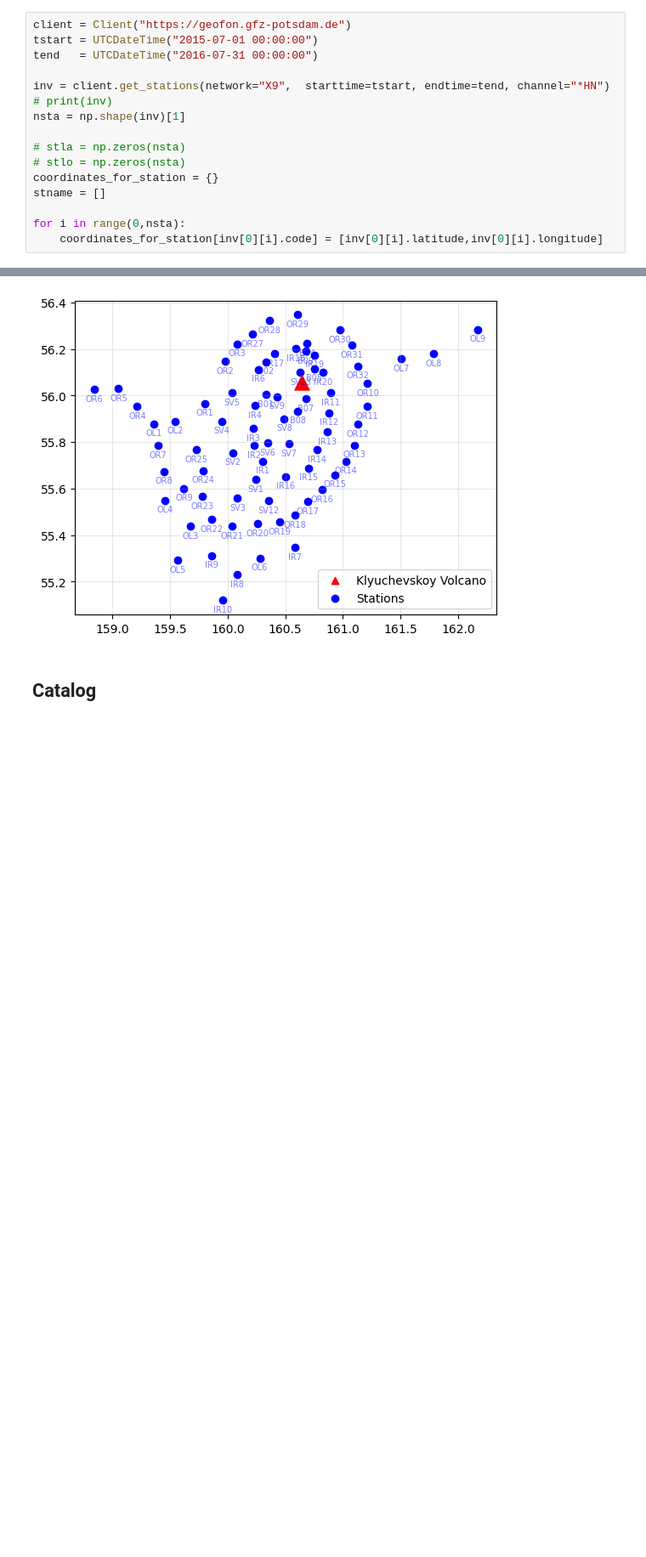
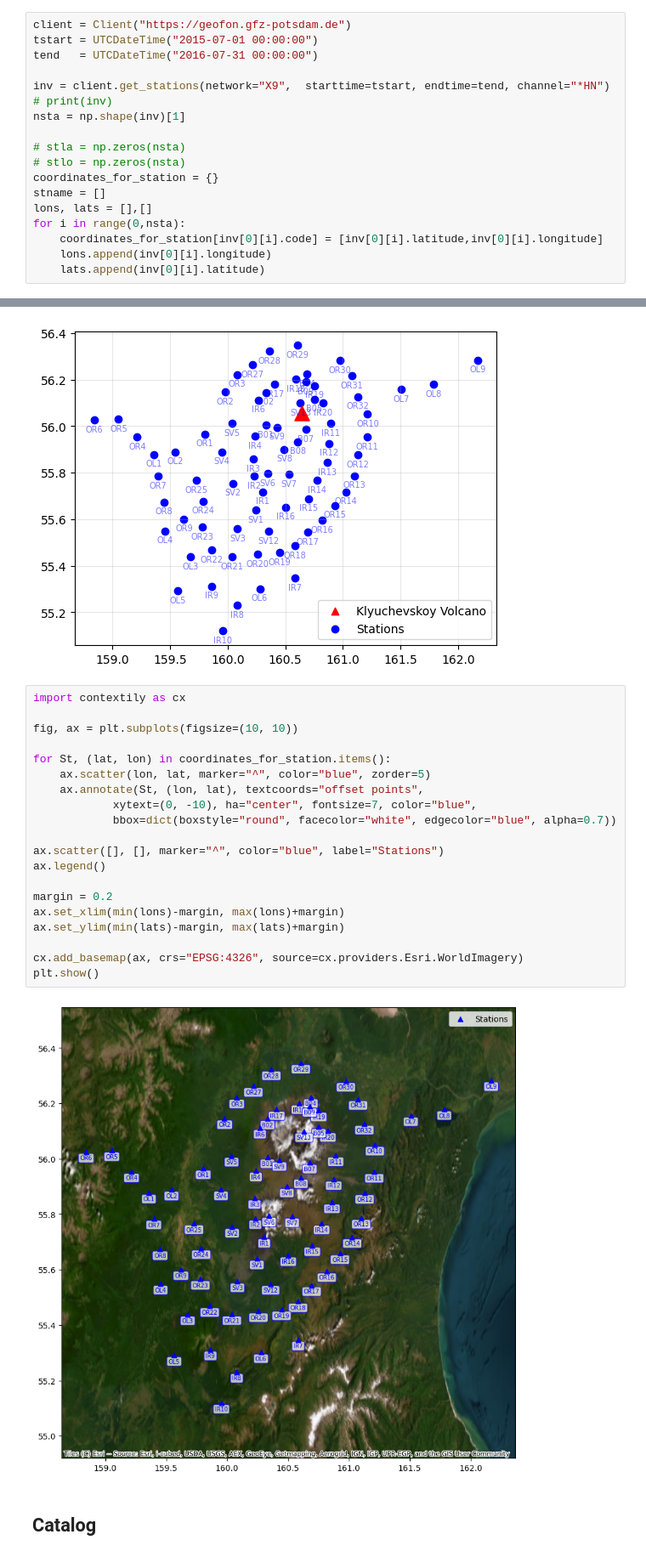
Before and after one commit to Mpinaz/Thesis, a Jupyter notebook: Plots_of_Catalog.ipynb, the cells around one changed output, grey strips where cells are left out. Shown at 85% size. Cells and saved outputs as stored; diff of their text form; blank space fills up the shorter version.

```diff
--- a/Plots_of_Catalog.ipynb
+++ b/Plots_of_Catalog.ipynb
@@ -69,9 +69,11 @@ nsta = np.shape(inv)[1]
 # stlo = np.zeros(nsta)
 coordinates_for_station = {}
 stname = []
-
+lons, lats = [],[]
 for i in range(0,nsta):
     coordinates_for_station[inv[0][i].code] = [inv[0][i].latitude,inv[0][i].longitude]
+    lons.append(inv[0][i].longitude)
+    lats.append(inv[0][i].latitude)
 # %% [markdown]
 ### Plot of the area
 # %%
@@ -95,6 +97,28 @@ plt.savefig("Stazioni in relazione al vulcano.png")
 plt.show()
 # %% [output]
 [figure]
+# %%
+import contextily as cx
+
+fig, ax = plt.subplots(figsize=(10, 10))
+
+for St, (lat, lon) in coordinates_for_station.items():
+    ax.scatter(lon, lat, marker="^", color="blue", zorder=5)
+    ax.annotate(St, (lon, lat), textcoords="offset points",
+            xytext=(0, -10), ha="center", fontsize=7, color="blue",
+            bbox=dict(boxstyle="round", facecolor="white", edgecolor="blue", alpha=0.7))
+
+ax.scatter([], [], marker="^", color="blue", label="Stations")
+ax.legend()
+
+margin = 0.2
+ax.set_xlim(min(lons)-margin, max(lons)+margin)
+ax.set_ylim(min(lats)-margin, max(lats)+margin)
+
+cx.add_basemap(ax, crs="EPSG:4326", source=cx.providers.Esri.WorldImagery)
+plt.show()
+# %% [output]
+[figure, added]
 # %% [markdown]
 ## Catalog
 # %%
```
Also changed, not shown: parts of 2 cells of this notebook.
